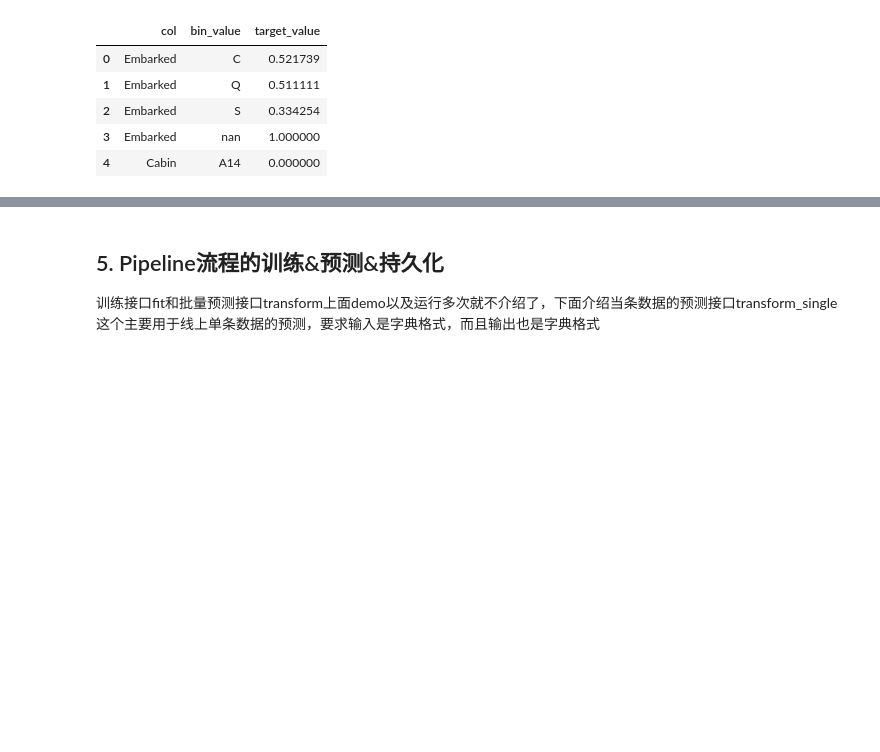
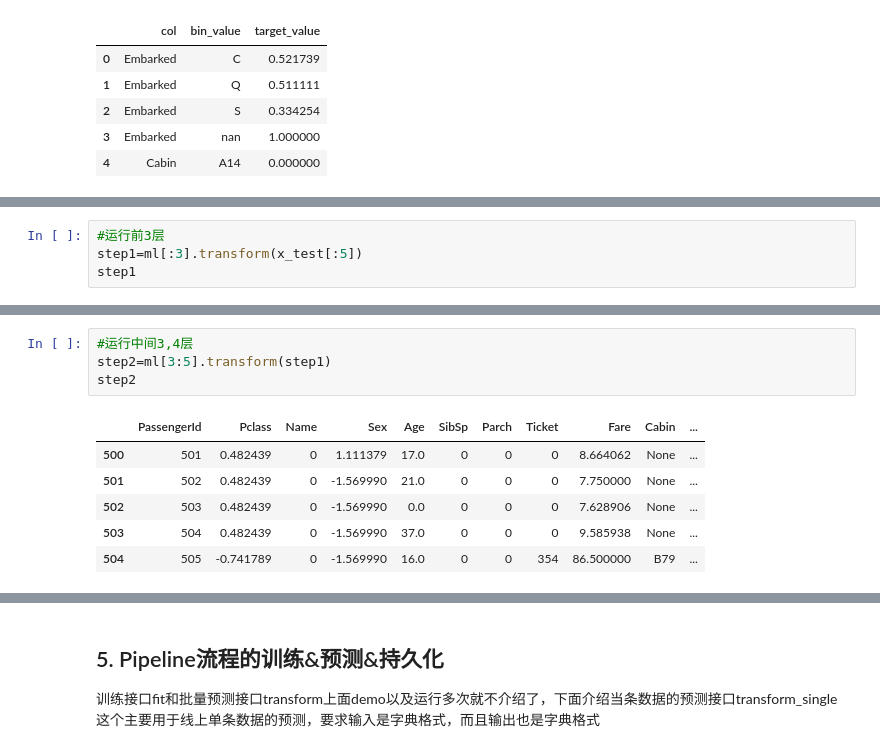
Before and after one commit to zhulei227/EasyMLOps, a Jupyter notebook: README.ipynb, the cells around one changed output, grey strips where cells are left out. Cells and saved outputs as stored; diff of their text form; blank space fills up the shorter version.

```diff
--- a/README.ipynb
+++ b/README.ipynb
@@ -616,0 +622,4 @@ ml["target_encoding"].show_detail().head()
+# %%
+#运行前3层
+step1=ml[:3].transform(x_test[:5])
+step1
@@ -616,0 +633,11 @@ ml["target_encoding"].show_detail().head()
+# %%
+#运行中间3,4层
+step2=ml[3:5].transform(step1)
+step2
+# %% [output]
+|  | PassengerId | Pclass | Name | Sex | Age | SibSp | Parch | Ticket | Fare | Cabin | ... |
+| 500 | 501 | 0.482439 | 0 | 1.111379 | 17.0 | 0 | 0 | 0 | 8.664062 | None | ... |
+| 501 | 502 | 0.482439 | 0 | -1.569990 | 21.0 | 0 | 0 | 0 | 7.750000 | None | ... |
+| 502 | 503 | 0.482439 | 0 | -1.569990 | 0.0 | 0 | 0 | 0 | 7.628906 | None | ... |
+| 503 | 504 | 0.482439 | 0 | -1.569990 | 37.0 | 0 | 0 | 0 | 9.585938 | None | ... |
+| 504 | 505 | -0.741789 | 0 | -1.569990 | 16.0 | 0 | 0 | 354 | 86.500000 | B79 | ... |
```
Also changed, not shown: parts of 18 cells of this notebook, 4 other files.
